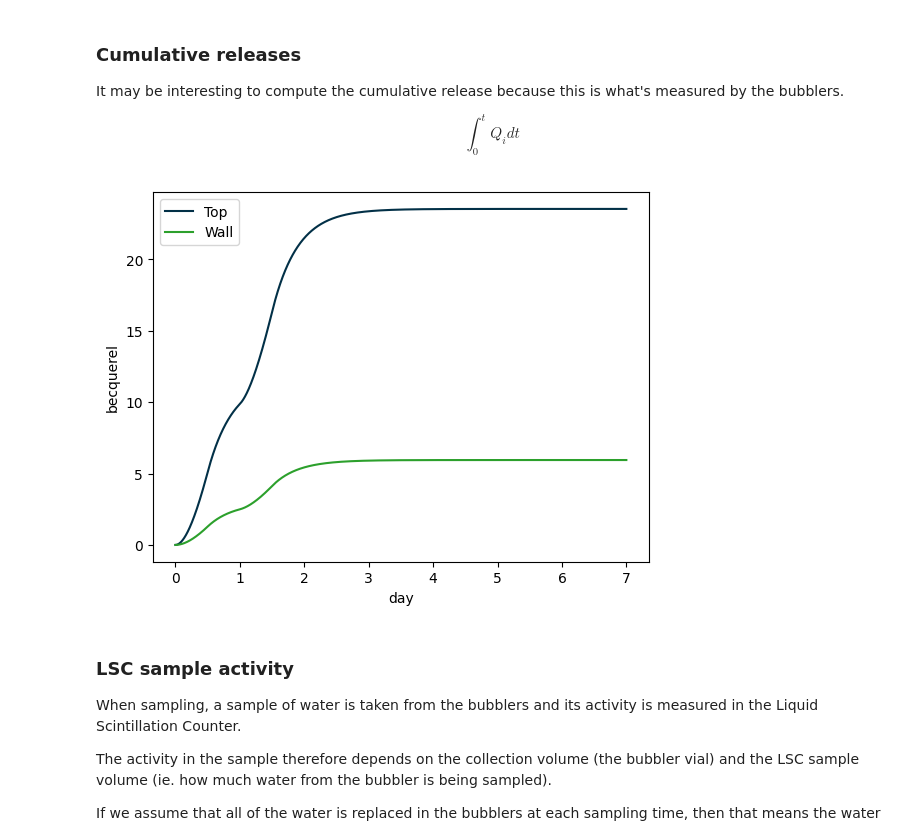
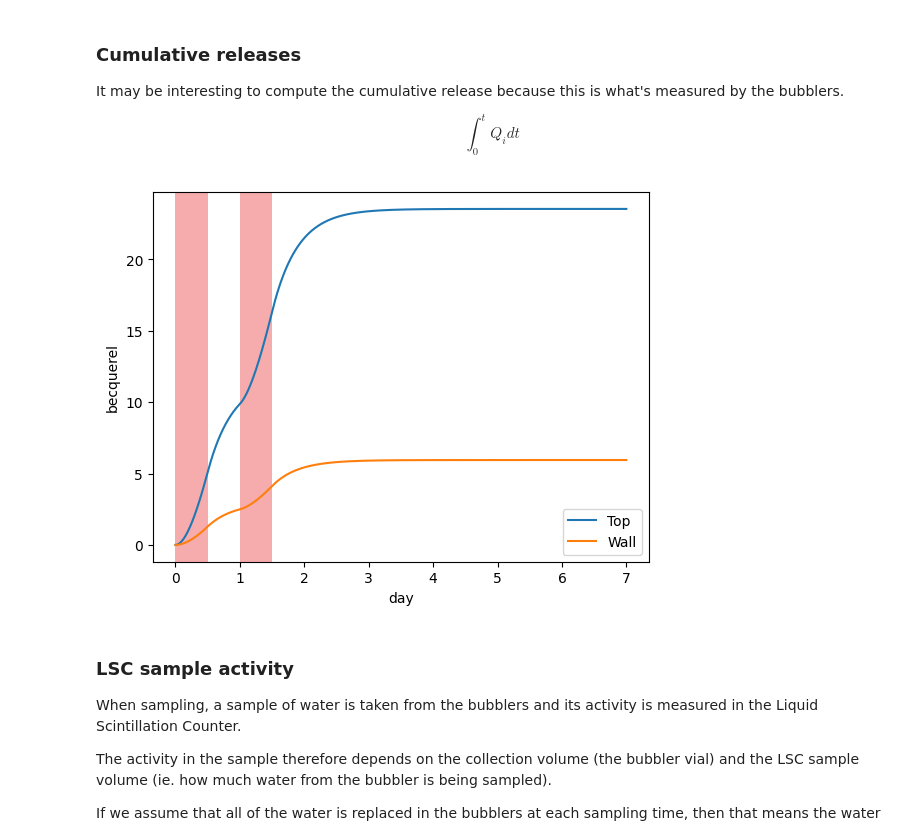
Before and after one commit to davidepettinari/libra-toolbox, a Jupyter notebook: docs/examples/tritium_model.ipynb, the cells around one changed output. Saved outputs shown, nothing was run; the diff lists cells and outputs as text; code cells hidden in the pictures.

```diff
--- a/docs/examples/tritium_model.ipynb
+++ b/docs/examples/tritium_model.ipynb
@@ -128,13 +128,14 @@ $$
 \int_0^t Q_i dt
 $$
 # %%
-plotting.plot_integrated_top_release(my_model, color="#023047", label="Top")
-plotting.plot_integrated_wall_release(my_model, color="tab:green", label="Wall")
+plotting.plot_integrated_top_release(my_model, label="Top")
+plotting.plot_integrated_wall_release(my_model, label="Wall")
+plotting.plot_irradiation(my_model, facecolor="#EF5B5B", alpha=0.5)
 
 plt.legend()
 plt.show()
 # %% [output]
-[figure, old version]
+[figure, new version]
 # %% [markdown]
 ### LSC sample activity
 
```
Also changed, not shown: parts of 2 cells of this notebook.
